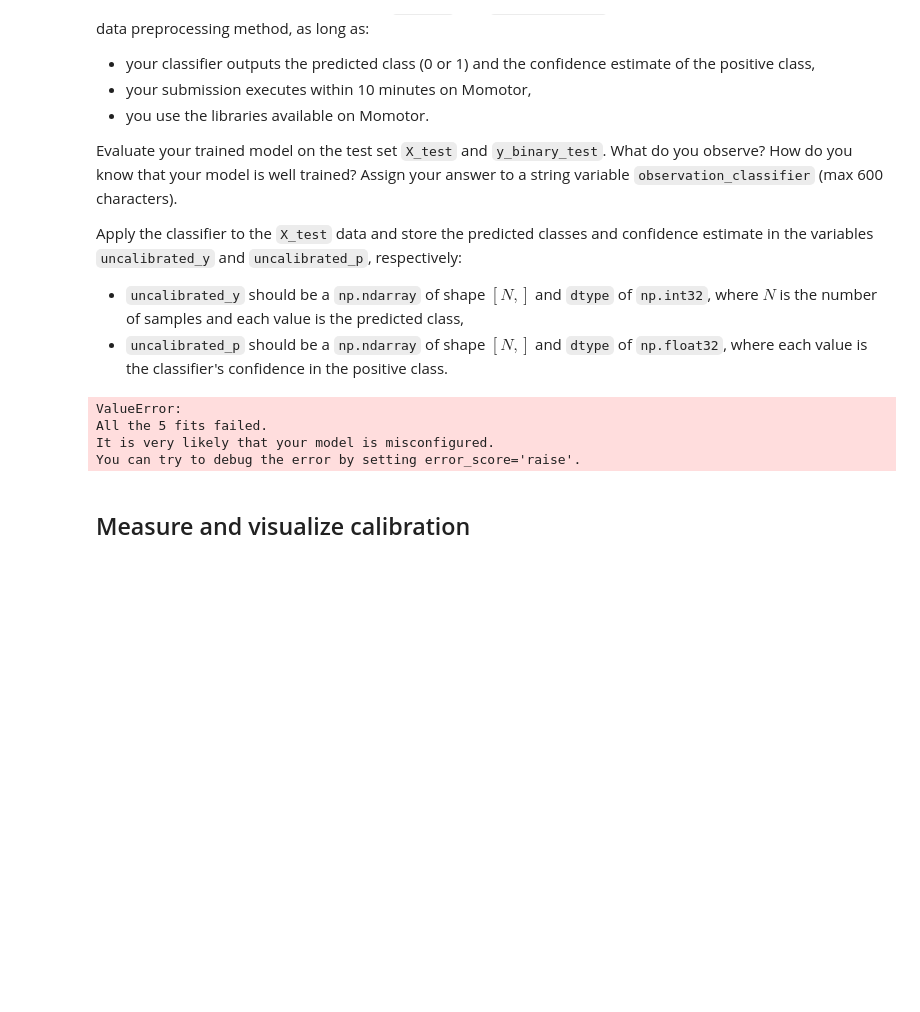
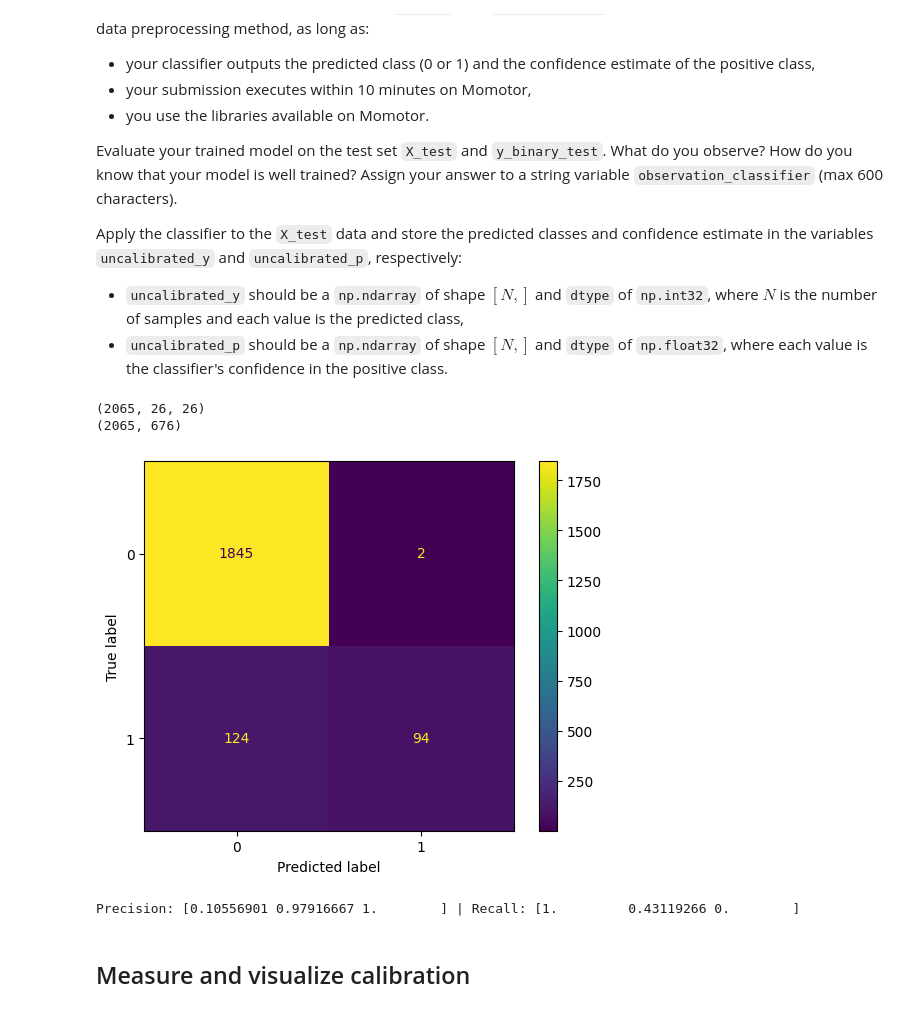
Before and after one commit to enesbkoca/wafer_calibration, a Jupyter notebook: calibration.ipynb, the cells around one changed output. Saved outputs shown, nothing was run; the diff lists cells and outputs as text; code cells hidden in the pictures; blank space fills up the shorter version.

```diff
--- a/calibration.ipynb
+++ b/calibration.ipynb
@@ -147,17 +147,34 @@ Apply the classifier to the `X_test` data and store the predicted classes and co
 # %%
 #// BEGIN_TODO [STEP_2] Train a binary classifier (1 point)
 
-from sklearn.model_selection import cross_validate
+
+from sklearn.metrics import confusion_matrix, ConfusionMatrixDisplay, precision_recall_curve
 from sklearn.svm import SVC
 
-model = SVC()
+print(X_test.shape)
+print(X_test.reshape(X_test.shape[0], X_test.shape[1] * X_test.shape[2]).shape)
 
-result = cross_validate(model, X_test, y_binary_test, cv=5)
+X_test_reshaped = X_test.reshape(X_test.shape[0], X_test.shape[1] * X_test.shape[2])
+model = SVC(random_state=0).fit(X_test_reshaped, y_binary_test)
 
-print(result)
+
+uncalibrated_y = model.predict(X_test_reshaped)
+
+cm = confusion_matrix(y_binary_test, uncalibrated_y)
+disp = ConfusionMatrixDisplay(confusion_matrix=cm,
+                               display_labels=model.classes_)
+
+
+disp.plot()
+plt.show()
+
+
+precision, recall, thresholds = precision_recall_curve(y_binary_test, uncalibrated_y)
+
+print(f"Precision: {precision} | Recall: {recall}")
 # %% [output]
-ValueError:
-All the 5 fits failed.
-It is very likely that your model is misconfigured.
-You can try to debug the error by setting error_score='raise'.
+(2065, 26, 26)
+(2065, 676)
+[figure, added]
+Precision: [0.10556901 0.97916667 1.        ] | Recall: [1.         0.43119266 0.        ]
 # %%
```
Also changed, not shown: parts of 1 cell of this notebook.
